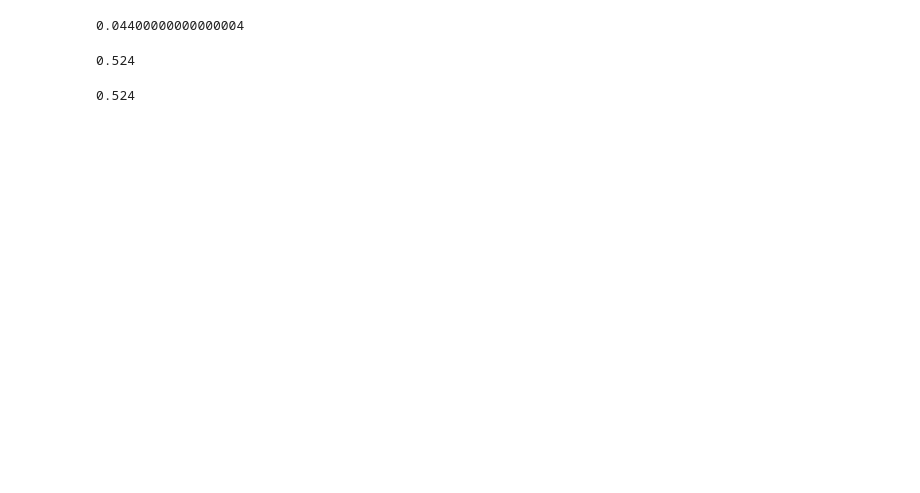
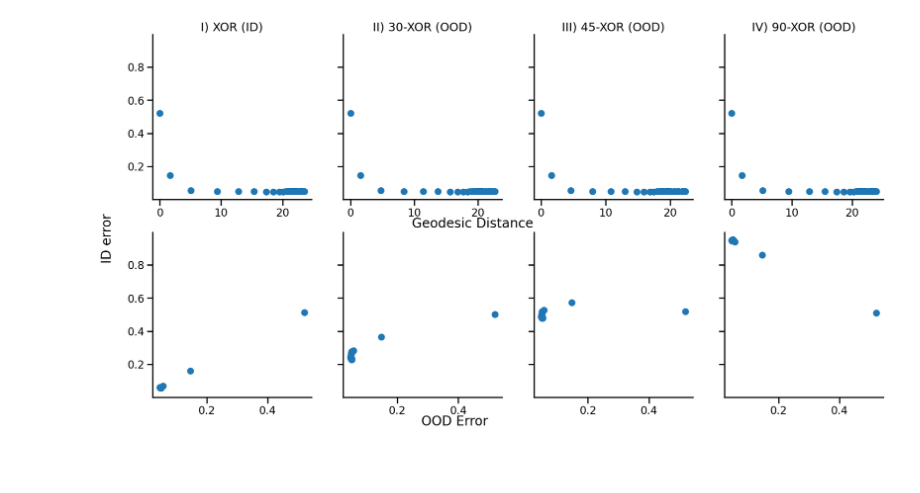
Before and after one commit to neurodata/CEP_experiments, a Jupyter notebook: ood_exp_final_try.ipynb, the cells around one changed output. Drawn from its saved outputs; the diff is of its cells as text; code cells hidden in the pictures; blank space fills up the shorter version.

```diff
--- a/ood_exp_final_try.ipynb
+++ b/ood_exp_final_try.ipynb
@@ -188,15 +244,52 @@ with open('result.pickle','wb') as f:
 import pickle
 with open('result.pickle','rb') as f:
     (X_transformed, l_id, l_ood) = pickle.load(f)
-# %%
-np.min(l_id)
-# %% [output]
-0.04400000000000004
-# %%
-np.max(l_id)
-# %% [output]
-0.524
-# %%
-l_i_max
-# %% [output]
-0.524
+# %%
+fig, ax = plt.subplots(2,4, figsize=(20,10), sharey=True)
+sns.set_context('talk')
+
+geod_dis = []
+
+for ii, angle in enumerate(angles):
+    X_transformed_1 = []
+    X_transformed_2 = []
+    l_id_ = []
+    l_ood_ = []
+    geod_dis = []
+    dis = 0
+    for jj in range(31):
+        X_transformed_1.append(np.median(X_transformed[ii][(jj)*10:(jj+1)*10,0]))
+        X_transformed_2.append(np.median(X_transformed[ii][(jj)*10:(jj+1)*10,1]))
+
+        if jj != 0:
+            dis += ((X_transformed_1[-1] - X_transformed_1[-2])**2 + (X_transformed_2[-1] - X_transformed_2[-2])**2)**.5
+        geod_dis.append(dis)
+        l_id_.append(np.mean(l_id[ii][jj]))
+        l_ood_.append(np.mean(l_ood[ii][jj]))
+    ax[0][ii].scatter(geod_dis, l_id_)
+    ax[1][ii].scatter(l_id_, l_ood_)
+
+    right_side = ax[0][ii].spines["right"]
+    right_side.set_visible(False)
+    top_side = ax[0][ii].spines["top"]
+    top_side.set_visible(False)
+
+    right_side = ax[1][ii].spines["right"]
+    right_side.set_visible(False)
+    top_side = ax[1][ii].spines["top"]
+    top_side.set_visible(False)
+
+ax[0][0].set_title('I) XOR (ID)')
+ax[0][1].set_title(r'II) 30-XOR (OOD)')
+ax[0][2].set_title(r'III) 45-XOR (OOD)')
+ax[0][3].set_title(r'IV) 90-XOR (OOD)')
+
+fig.text(0.07, .4, 'ID error', rotation=90, fontsize=20)
+fig.text(0.4, .47, 'Geodesic Distance', fontsize=20)
+fig.text(0.41, 0.05, 'OOD Error', fontsize=20)
+
+plt.savefig('jovo_plot.pdf', bbox_inches='tight')
+# %% [output]
+[figure, added]
+# %% [markdown]
+#####
```
Also changed, not shown: parts of 7 cells of this notebook, 4 other files.
